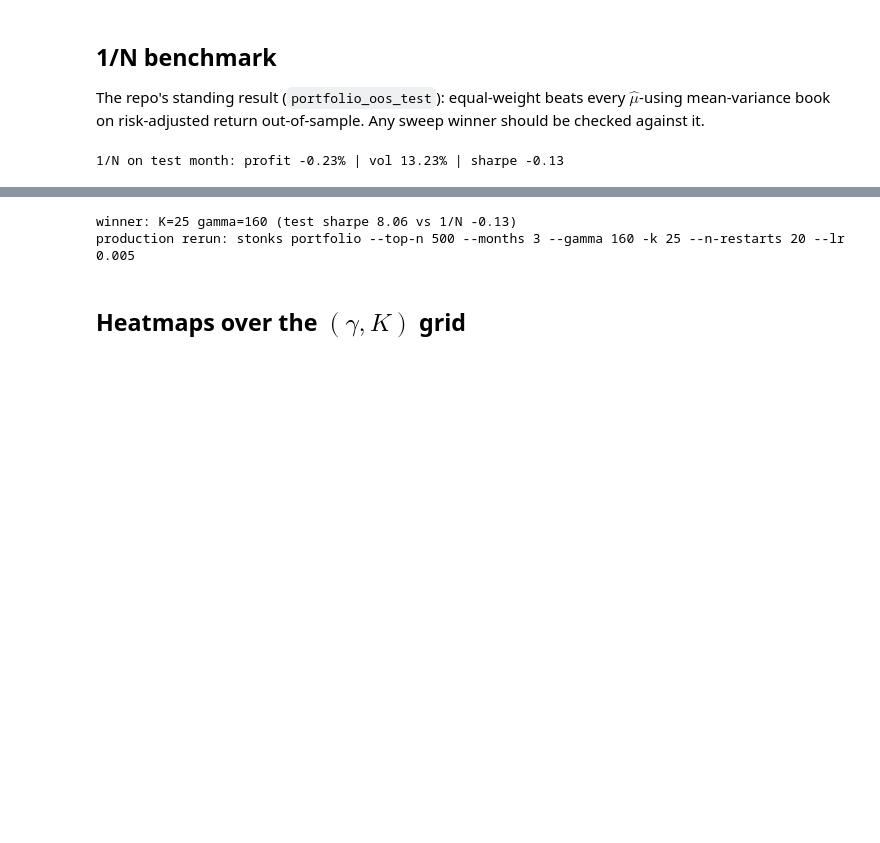
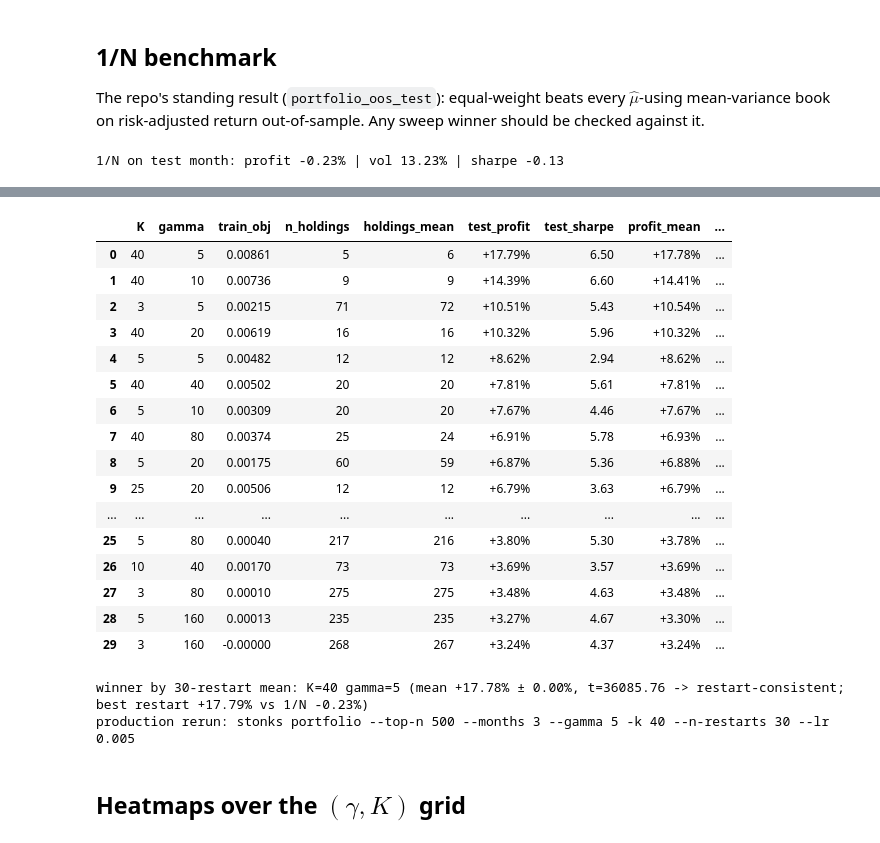
Before and after one commit to luisdiaz1997/stonks, a Jupyter notebook: notebooks/portfolio_hyperparam_sweep.ipynb, the cells around one changed output, grey strips where cells are left out. Cells and saved outputs as stored; diff of their text form; code cells hidden in the pictures; blank space fills up the shorter version.

```diff
--- a/notebooks/portfolio_hyperparam_sweep.ipynb
+++ b/notebooks/portfolio_hyperparam_sweep.ipynb
@@ -160,19 +185,41 @@ exposes the in/out-sample gap.
 # %%
-ranked = results.sort_values("test_sharpe", ascending=False).reset_index(drop=True)
-ranked.style.format({
+ranked = results.sort_values("profit_mean", ascending=False).reset_index(drop=True)
+display(ranked.style.format({
     "gamma": "{:g}", "train_obj": "{:.5f}",
-    "train_profit": "{:+.2%}", "train_sharpe": "{:.2f}",
-    "test_profit": "{:+.2%}", "test_vol": "{:.2%}", "test_sharpe": "{:.2f}",
-}).background_gradient(subset=["test_sharpe"], cmap="viridis")
+    "n_holdings": "{:d}", "holdings_mean": "{:.0f}",
+    "test_profit": "{:+.2%}", "test_sharpe": "{:.2f}",
+    "profit_mean": "{:+.2%}", "profit_std": "{:.2%}",
+    "profit_min": "{:+.1%}", "profit_max": "{:+.1%}",
+    "t_stat": "{:.2f}", "sharpe_mean": "{:.2f}", "sharpe_std": "{:.2f}",
+}).background_gradient(subset=["profit_mean"], cmap="viridis"))
 
 best = ranked.iloc[0]
-print(f"winner: K={int(best.K)} gamma={best.gamma:g} "
-      f"(test sharpe {best.test_sharpe:.2f} vs 1/N {bench[2]:.2f})")
+verdict = "restart-consistent" if abs(best.t_stat) >= 2 else "NOT distinguishable from restart noise"
+print(f"winner by 30-restart mean: K={int(best.K)} gamma={best.gamma:g} "
+      f"(mean {best.profit_mean:+.2%} ± {best.profit_std:.2%}, t={best.t_stat:.2f} -> {verdict}; "
+      f"best restart {best.test_profit:+.2%} vs 1/N {bench[0]:+.2%})")
 print(f"production rerun: stonks portfolio --top-n {TOP_N} --months {TRAIN_MONTHS} "
       f"--gamma {best.gamma:g} -k {int(best.K)} --n-restarts {N_RESTARTS} --lr {LR}")
 # %% [output]
+|  | K | gamma | train_obj | n_holdings | holdings_mean | test_profit | test_sharpe | profit_mean | ... |
+| 0 | 40 | 5 | 0.00861 | 5 | 6 | +17.79% | 6.50 | +17.78% | ... |
+| 1 | 40 | 10 | 0.00736 | 9 | 9 | +14.39% | 6.60 | +14.41% | ... |
+| 2 | 3 | 5 | 0.00215 | 71 | 72 | +10.51% | 5.43 | +10.54% | ... |
+| 3 | 40 | 20 | 0.00619 | 16 | 16 | +10.32% | 5.96 | +10.32% | ... |
+| 4 | 5 | 5 | 0.00482 | 12 | 12 | +8.62% | 2.94 | +8.62% | ... |
+| 5 | 40 | 40 | 0.00502 | 20 | 20 | +7.81% | 5.61 | +7.81% | ... |
+| 6 | 5 | 10 | 0.00309 | 20 | 20 | +7.67% | 4.46 | +7.67% | ... |
+| 7 | 40 | 80 | 0.00374 | 25 | 24 | +6.91% | 5.78 | +6.93% | ... |
+| 8 | 5 | 20 | 0.00175 | 60 | 59 | +6.87% | 5.36 | +6.88% | ... |
+| 9 | 25 | 20 | 0.00506 | 12 | 12 | +6.79% | 3.63 | +6.79% | ... |
+| ... | ... | ... | ... | ... | ... | ... | ... | ... | ... |
+| 25 | 5 | 80 | 0.00040 | 217 | 216 | +3.80% | 5.30 | +3.78% | ... |
+| 26 | 10 | 40 | 0.00170 | 73 | 73 | +3.69% | 3.57 | +3.69% | ... |
+| 27 | 3 | 80 | 0.00010 | 275 | 275 | +3.48% | 4.63 | +3.48% | ... |
+| 28 | 5 | 160 | 0.00013 | 235 | 235 | +3.27% | 4.67 | +3.30% | ... |
+| 29 | 3 | 160 | -0.00000 | 268 | 267 | +3.24% | 4.37 | +3.24% | ... |
-winner: K=25 gamma=160 (test sharpe 8.06 vs 1/N -0.13)
-production rerun: stonks portfolio --top-n 500 --months 3 --gamma 160 -k 25 --n-restarts 20 --lr 0.005
+winner by 30-restart mean: K=40 gamma=5 (mean +17.78% ± 0.00%, t=36085.76 -> restart-consistent; best restart +17.79% vs 1/N -0.23%)
+production rerun: stonks portfolio --top-n 500 --months 3 --gamma 5 -k 40 --n-restarts 30 --lr 0.005
 # %% [markdown]
 ## Heatmaps over the $(\gamma, K)$ grid
 # %%
```
Also changed, not shown: parts of 10 cells of this notebook.
